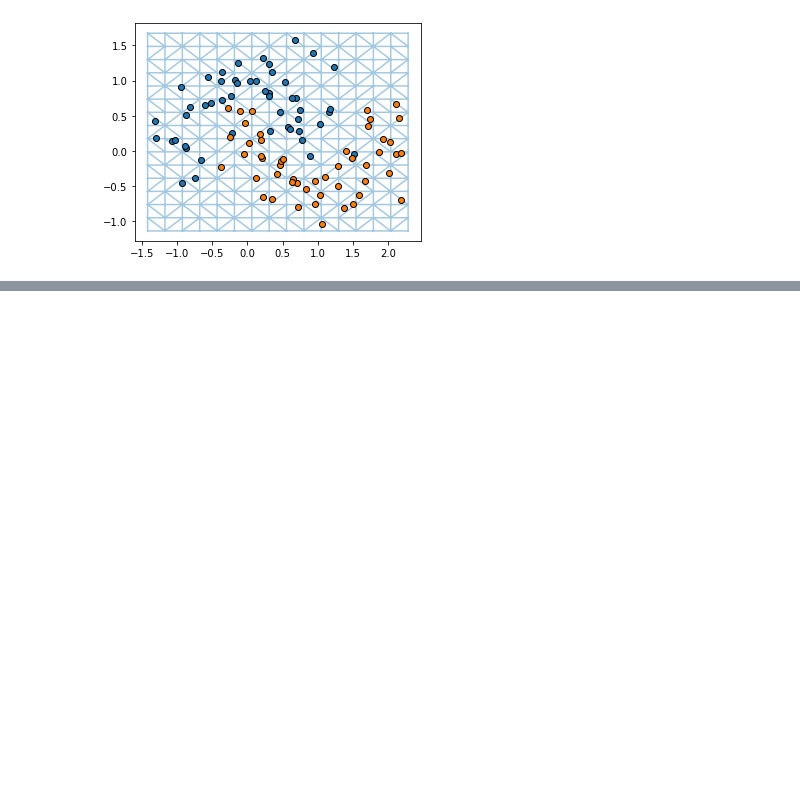
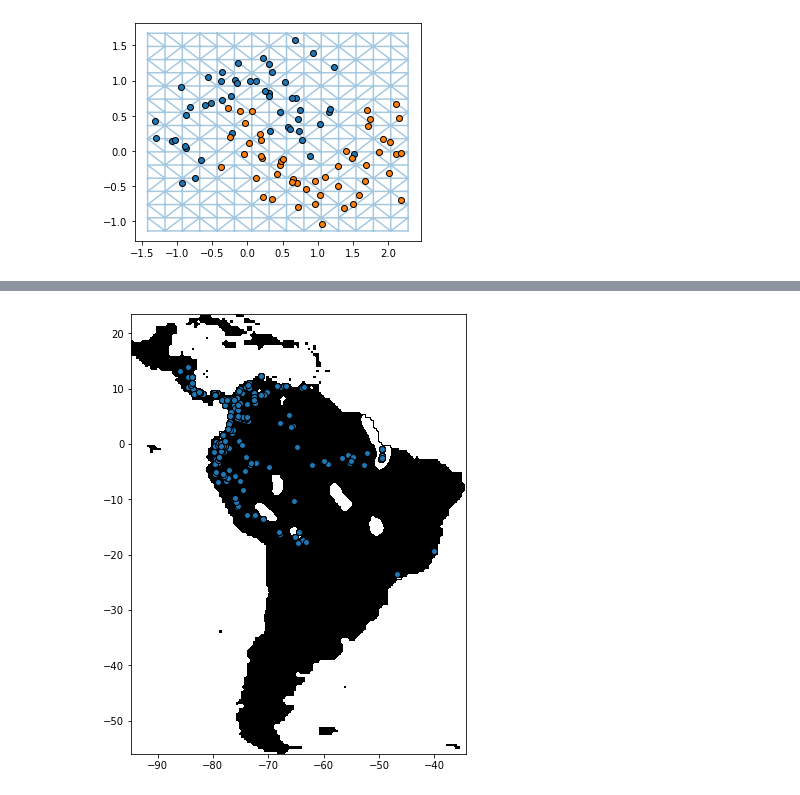
Before and after one commit to danieljtait/tenfem, a Jupyter notebook: examples/notebooks/pde_gp.ipynb, the cells around one changed output, grey strips where cells are left out. Saved outputs shown, nothing was run; the diff lists cells and outputs as text; code cells hidden in the pictures; blank space fills up the shorter version.

```diff
--- a/examples/notebooks/pde_gp.ipynb
+++ b/examples/notebooks/pde_gp.ipynb
@@ -403,13 +410,28 @@ ax.plot(*Xtrain.T, 'o', markeredgecolor='k')
+# %%
+# Get matrices/arrays of species IDs and locations
+data = fetch_species_distributions()
+species_names = ['Bradypus Variegatus', 'Microryzomys Minutus']
+
+Xtrain = np.vstack([data['train']['dd lat'],
+                    data['train']['dd long']]).T
+ytrain = np.array([d.decode('ascii').startswith('micro')
+                  for d in data['train']['species']], dtype='int')
+#Xtrain *= np.pi / 180.  # Convert lat/long to radians
+
+# Set up the data grid for the contour plot
+xgrid, ygrid = construct_grids(data)
 # %%
 X, Y = np.meshgrid(xgrid[::5], ygrid[::5][::-1])
 land_reference = data.coverages[6][::5, ::5]
-land_mask = (land_reference > 0).ravel()
+land_mask = (land_reference > 100).ravel()
 
 fig, ax = plt.subplots(figsize=(6, 10))
-ax.contour(X, Y, land_reference,
-            levels=[-9998], colors="k",
-            linestyles="solid")
+cs = ax.contourf(X, Y, land_reference,
+                 levels=[0, 10, 100], colors="k",
+                 linestyles="solid")
 
 ax.plot(Xtrain[:, 1], Xtrain[:, 0], 'o', markeredgecolor='k')
 
 ax.set_aspect('equal')
+# %% [output]
+[figure, added]
```
Also changed, not shown: parts of 18 cells of this notebook, 3 other files.
